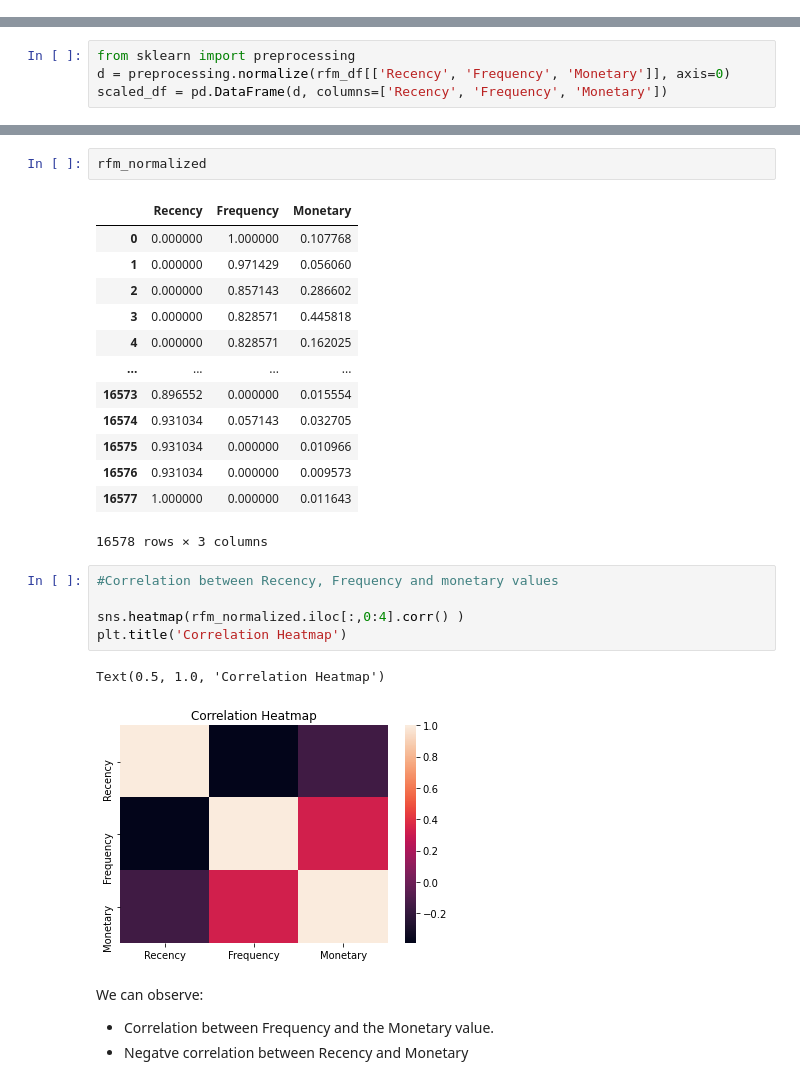
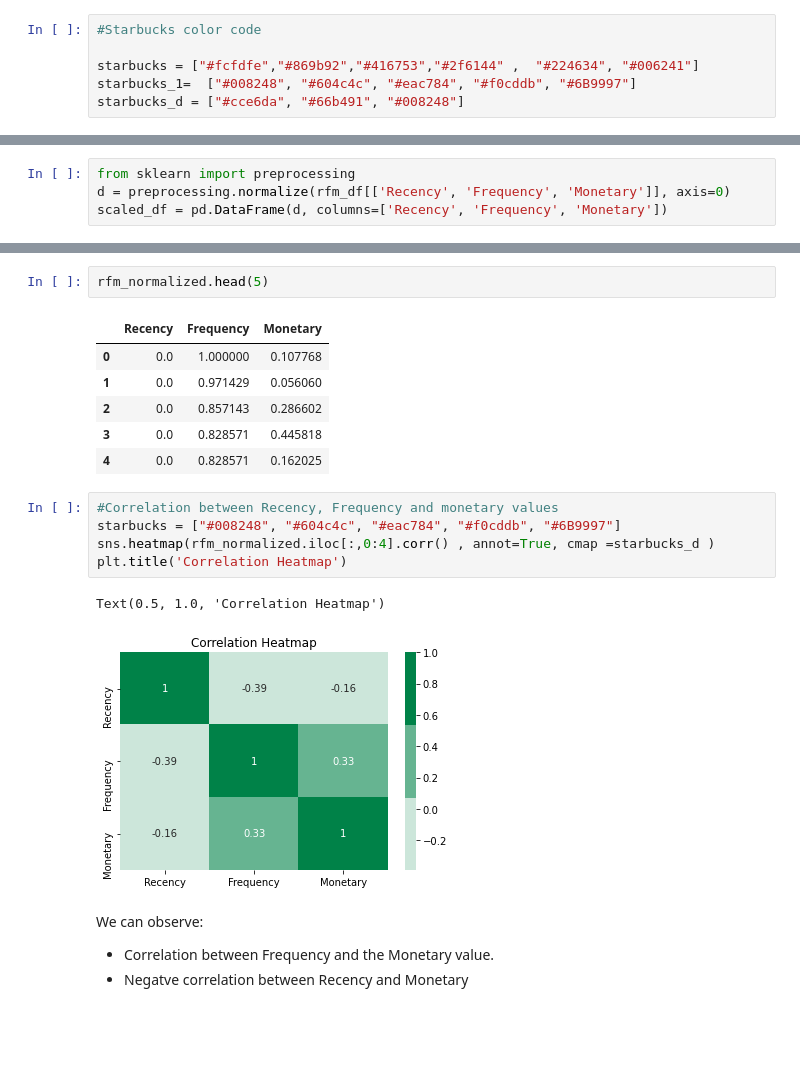
Before and after one commit to Arjunar92/Starbucks_Customer_Segmentation_Project, a Jupyter notebook: Starbucks_Customer_Segmentation.ipynb, the cells around one changed output, grey strips where cells are left out. Drawn from its saved outputs; the diff is of its cells as text; blank space fills up the shorter version.

```diff
--- a/Starbucks_Customer_Segmentation.ipynb
+++ b/Starbucks_Customer_Segmentation.ipynb
@@ -92,0 +31,6 @@ portfolio_df
+# %%
+#Starbucks color code
+
+starbucks = ["#fcfdfe","#869b92","#416753","#2f6144" ,  "#224634", "#006241"]
+starbucks_1=  ["#008248", "#604c4c", "#eac784", "#f0cddb", "#6B9997"]
+starbucks_d = ["#cce6da", "#66b491", "#008248"]
@@ -253,27 +226,20 @@ rfm_n_dist_test = RFM_DistributionPlot(rfm_normalized)
 # %%
-rfm_normalized
+rfm_normalized.head(5)
 # %% [output]
 |  | Recency | Frequency | Monetary |
-| 0 | 0.000000 | 1.000000 | 0.107768 |
-| 1 | 0.000000 | 0.971429 | 0.056060 |
-| 2 | 0.000000 | 0.857143 | 0.286602 |
-| 3 | 0.000000 | 0.828571 | 0.445818 |
-| 4 | 0.000000 | 0.828571 | 0.162025 |
-| ... | ... | ... | ... |
-| 16573 | 0.896552 | 0.000000 | 0.015554 |
-| 16574 | 0.931034 | 0.057143 | 0.032705 |
-| 16575 | 0.931034 | 0.000000 | 0.010966 |
-| 16576 | 0.931034 | 0.000000 | 0.009573 |
-| 16577 | 1.000000 | 0.000000 | 0.011643 |
+| 0 | 0.0 | 1.000000 | 0.107768 |
+| 1 | 0.0 | 0.971429 | 0.056060 |
+| 2 | 0.0 | 0.857143 | 0.286602 |
+| 3 | 0.0 | 0.828571 | 0.445818 |
+| 4 | 0.0 | 0.828571 | 0.162025 |
-16578 rows × 3 columns
 # %%
 #Correlation between Recency, Frequency and monetary values
-
-sns.heatmap(rfm_normalized.iloc[:,0:4].corr() )
+starbucks = ["#008248", "#604c4c", "#eac784", "#f0cddb", "#6B9997"]
+sns.heatmap(rfm_normalized.iloc[:,0:4].corr() , annot=True, cmap =starbucks_d )
 plt.title('Correlation Heatmap')
 # %% [output]
 Text(0.5, 1.0, 'Correlation Heatmap')
-[figure, old version]
+[figure, new version]
 # %% [markdown]
 We can observe:
 
```
Also changed, not shown: parts of 124 cells of this notebook, 1 other file.
